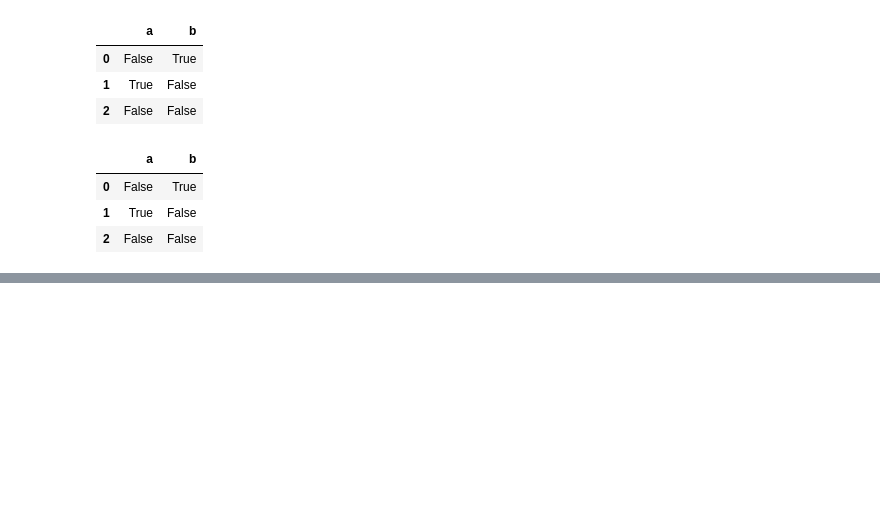
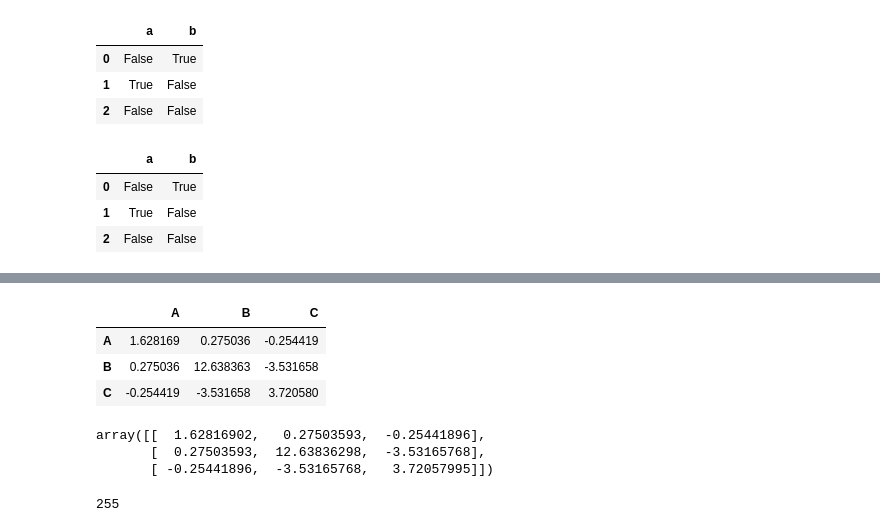
Before and after one commit to colorfulclouds/tensorflow2, a Jupyter notebook: pandas/intro_to_data_structure.ipynb, the cells around one changed output, grey strips where cells are left out. Cells and saved outputs as stored; diff of their text form; code cells hidden in the pictures; blank space fills up the shorter version.

```diff
--- a/pandas/intro_to_data_structure.ipynb
+++ b/pandas/intro_to_data_structure.ipynb
@@ -839,0 +893,13 @@ False
+# %%
+df.T.dot(df) #矩阵乘法
+# %% [output]
+|  | A | B | C |
+| A | 1.628169 | 0.275036 | -0.254419 |
+| B | 0.275036 | 12.638363 | -3.531658 |
+| C | -0.254419 | -3.531658 | 3.720580 |
+# %%
+np.dot(df.T , df)
+# %% [output]
+array([[  1.62816902,   0.27503593,  -0.25441896],
+       [  0.27503593,  12.63836298,  -3.53165768],
+       [ -0.25441896,  -3.53165768,   3.72057995]])
@@ -839,0 +908,4 @@ False
+# %%
+s1.dot(s1)
+# %% [output]
+255
```
Also changed, not shown: parts of 17 cells of this notebook, 1 other file.
